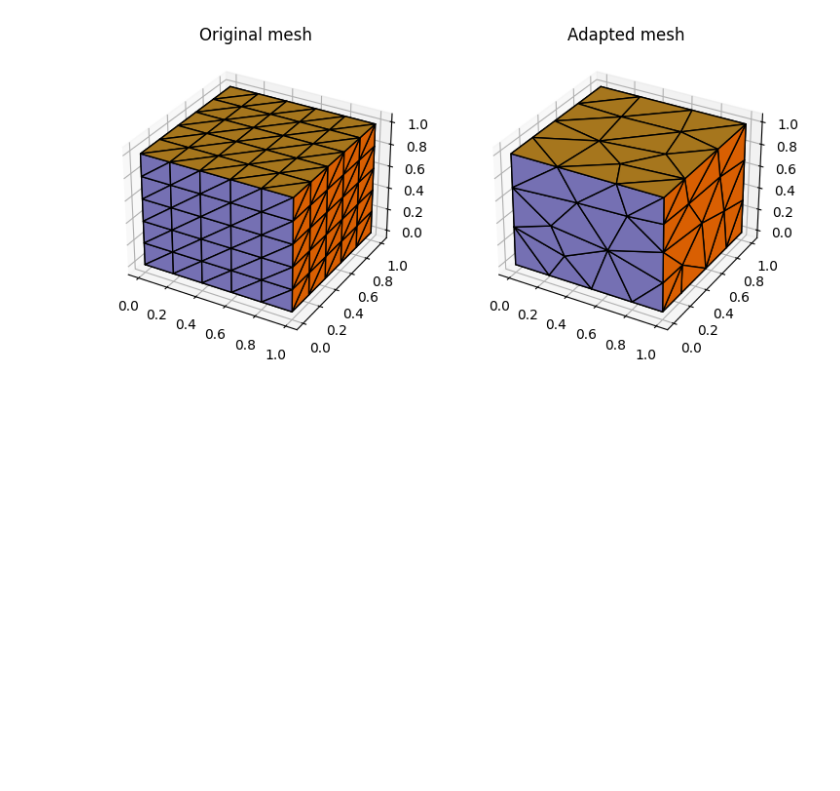
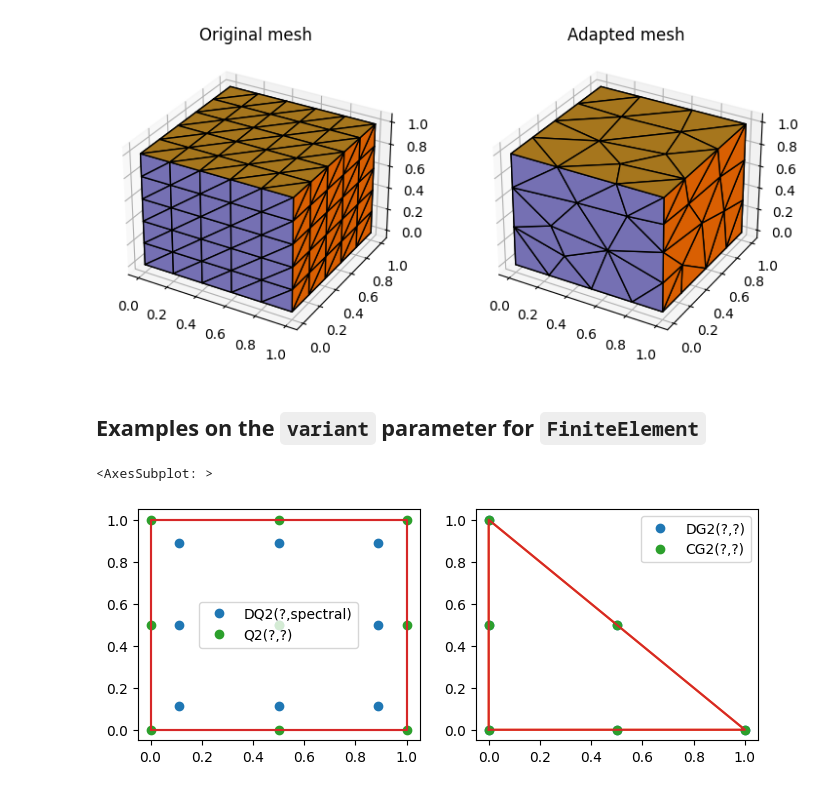
Before and after one commit to lrtfm/notes-for-firedrake, a Jupyter notebook: firedrake/possion_II.ipynb, the cells around one changed output. Drawn from its saved outputs; the diff is of its cells as text; code cells hidden in the pictures; blank space fills up the shorter version.

Commit message:
Add content on variant of FE

```diff
--- a/firedrake/possion_II.ipynb
+++ b/firedrake/possion_II.ipynb
@@ -997,3 +646,50 @@ t0 = ax[0].set_title('Original mesh')
 t1 = ax[1].set_title('Adapted mesh')
 # %% [output]
 [figure]
+# %% [markdown]
+## Examples on the `variant` parameter for `FiniteElement`
+# %%
+from firedrake import *
+import ufl
+import numpy as np
+import matplotlib.pyplot as plt
+from scipy.spatial import ConvexHull
+
+
+def show_dofs(V, ax=None):
+    """Show the position of the nodes in the dual space"""
+    if ax is None:
+        fig, ax = plt.subplots(figsize=[4, 3])
+    ele = V.ufl_element()
+    ps = V.finat_element.dual_basis[1]
+    ax.plot(ps.points[:, 0], ps.points[:, 1], 'o', label=ele.shortstr())
+    cell = V.finat_element.cell
+    vertices = np.array(cell.get_vertices())
+    hull = ConvexHull(vertices)
+    index = list(hull.vertices)
+    index.append(index[0])
+    ax.plot(vertices[index, 0], vertices[index, 1])
+    ax.legend() # (bbox_to_anchor=(1, 1))
+    return ax
+
+
+p = 2 # or set to 3 to make it clear
+# https://www.firedrakeproject.org/variational-problems.html#id14
+# fe = FiniteElement("DQ", mesh.ufl_cell(), p, variant="equispaced")
+mesh = RectangleMesh(1, 1, 1, 1, quadrilateral=True)
+fe = FiniteElement("DQ", mesh.ufl_cell(), p, variant="spectral")  # default
+V1 = FunctionSpace(mesh, fe)
+V2 = FunctionSpace(mesh, 'CG', p)
+
+fig, ax = plt.subplots(1, 2, figsize=[8, 3])
+show_dofs(V1, ax=ax[0])
+show_dofs(V2, ax=ax[0])
+
+mesh = RectangleMesh(1, 1, 1, 1, quadrilateral=False)
+V1 = FunctionSpace(mesh, 'DG', p)
+V2 = FunctionSpace(mesh, 'CG', p)
+show_dofs(V1, ax=ax[1])
+show_dofs(V2, ax=ax[1])
+# %% [output]
+<AxesSubplot: >
+[figure, added]
```
Also changed, not shown: parts of 41 cells of this notebook, 4 other files.
